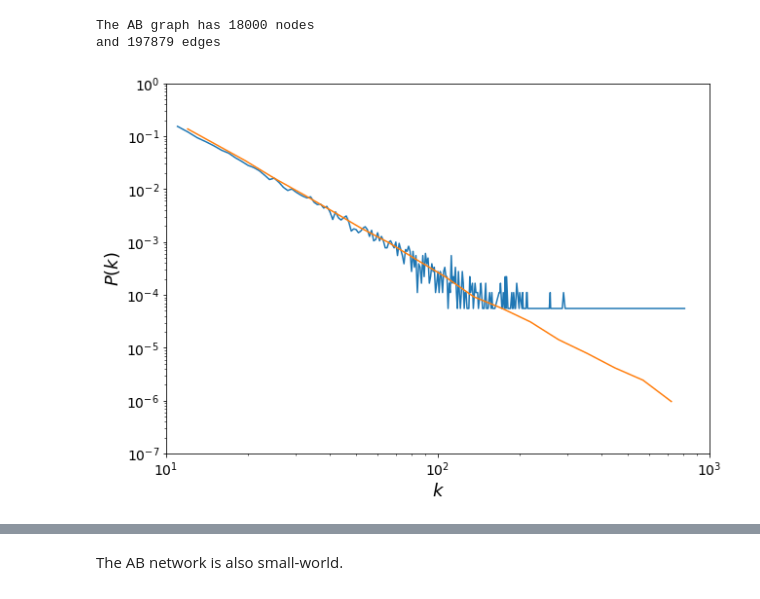
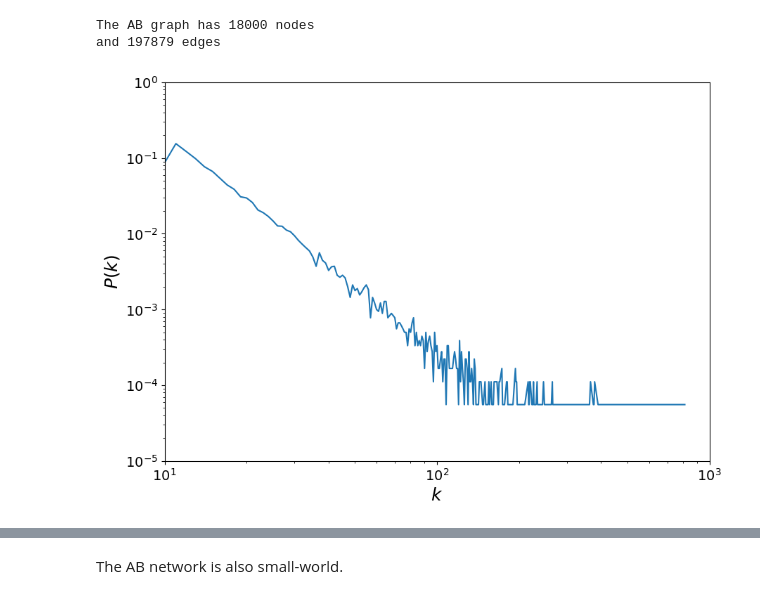
Before and after one commit to micheletizzoni/Digital_epidemiology, a Jupyter notebook: notebooks/nb03_network_analysis.ipynb, the cells around one changed output, grey strips where cells are left out. Cells and saved outputs as stored; diff of their text form; code cells hidden in the pictures.

```diff
--- a/notebooks/nb03_network_analysis.ipynb
+++ b/notebooks/nb03_network_analysis.ipynb
@@ -217,25 +211,24 @@ c = Counter(degrees)
 # %%
 plt.figure(figsize=(10, 7))
 x = []
 y = []
 for i in sorted(c):
     x.append(i)
     y.append(float(c[i]) / len(AB))
 
 
 plt.plot(np.array(x), np.array(y))
-pwl.plot_pdf(list(degrees))
 
 plt.xlabel("$k$", fontsize=18)
 plt.ylabel("$P(k)$", fontsize=18)
 plt.xticks(fontsize=14)
 plt.yticks(fontsize=14)
 plt.yscale("log")
 plt.xscale("log")
-plt.axis([10, 1000, 0.0000001, 1])
+plt.axis([10, 1000, 0.00001, 1])
 plt.show()
 # %% [output]
-[figure, old version]
+[figure, new version]
 # %%
 print("The average clustering coefficient of AB is")
 nx.average_clustering(AB)
```
Also changed, not shown: parts of 17 cells of this notebook, 1 other file.
